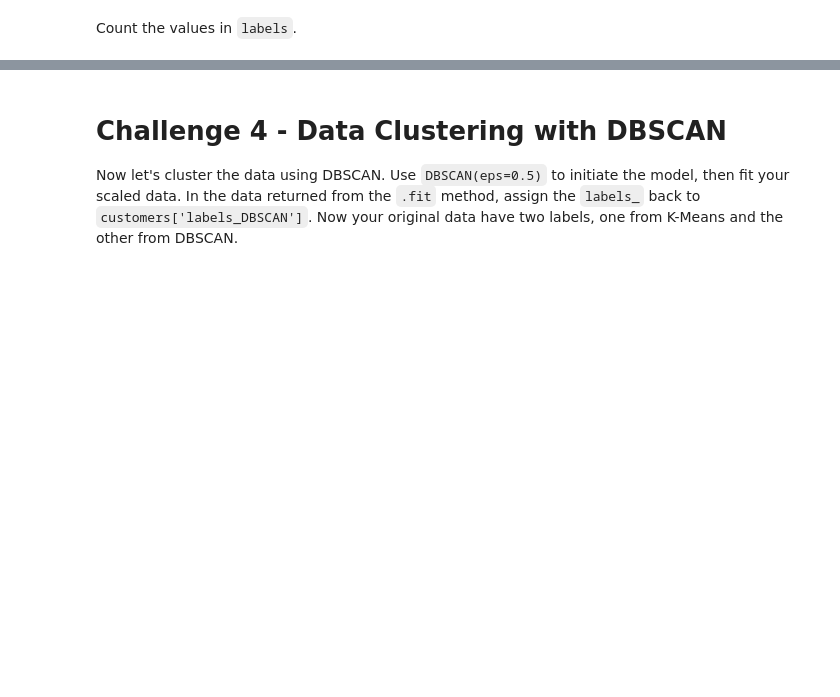
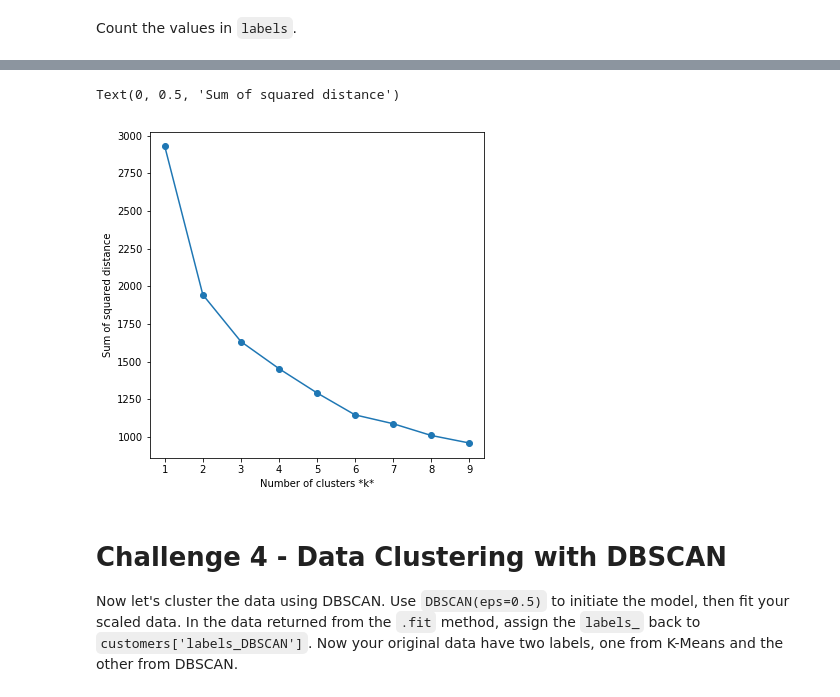
Before and after one commit to ironhack-datalabs/datamad0120, a Jupyter notebook: module-3/lab-unsupervised-learning/your-code/main.ipynb, the cells around one changed output, grey strips where cells are left out. Saved outputs shown, nothing was run; the diff lists cells and outputs as text; code cells hidden in the pictures; blank space fills up the shorter version.

```diff
--- a/module-3/lab-unsupervised-learning/your-code/main.ipynb
+++ b/module-3/lab-unsupervised-learning/your-code/main.ipynb
@@ -41,0 +125,3 @@ Additional info: Over a century ago, an Italian economist named Vilfredo Pareto
+# %%
+customers_new = pd.get_dummies(customers_new, columns=["Region","Channel"])
+customers_new
@@ -65,0 +172,14 @@ from sklearn.preprocessing import StandardScaler
+# %%
+from sklearn.preprocessing import StandardScaler
+
+# Creating copy data set to do scale
+customers_scale = customers_new.copy()
+scaler = StandardScaler()
+
+
+scaler.fit(customers_scale.iloc[:,:6])
+
+# transforming data with transform function
+
+customers_scale.iloc[:,:6] = scaler.transform(customers_scale.iloc[:,:6])
+customers_scale.head()
@@ -72,2 +197,7 @@ Now let's cluster the data with K-Means first. Initiate the K-Means model, then
+# %%
+from sklearn.cluster import KMeans
+
+kmeans = KMeans(n_clusters = 2).fit(customers_scale)
+customers_scale["labels"] = kmeans.labels_
 # %% [markdown]
 Count the values in `labels`.
@@ -75,0 +247,17 @@ Count the values in `labels`.
+# %%
+sse = []
+list_k = list(range(1, 10))
+
+for k in list_k:
+    kmea = KMeans(n_clusters=k)
+    kmea.fit(customers_scale)
+    sse.append(kmea.inertia_)
+
+# sse Plot against k
+plt.figure(figsize = (6, 6))
+plt.plot(list_k, sse, '-o')
+plt.xlabel(r'Number of clusters *k*')
+plt.ylabel('Sum of squared distance')
+# %% [output]
+Text(0, 0.5, 'Sum of squared distance')
+[figure, added]
```
Also changed, not shown: parts of 34 cells of this notebook.
